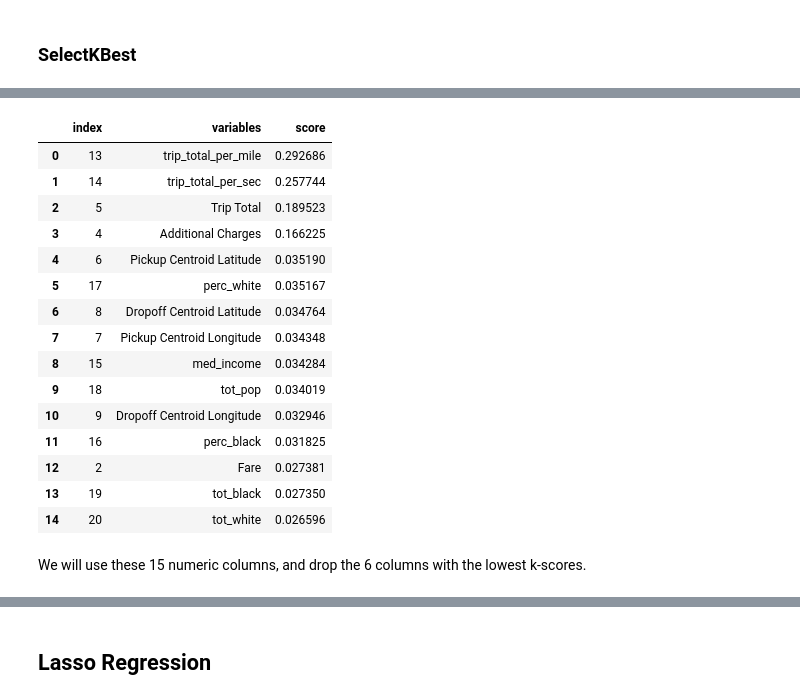
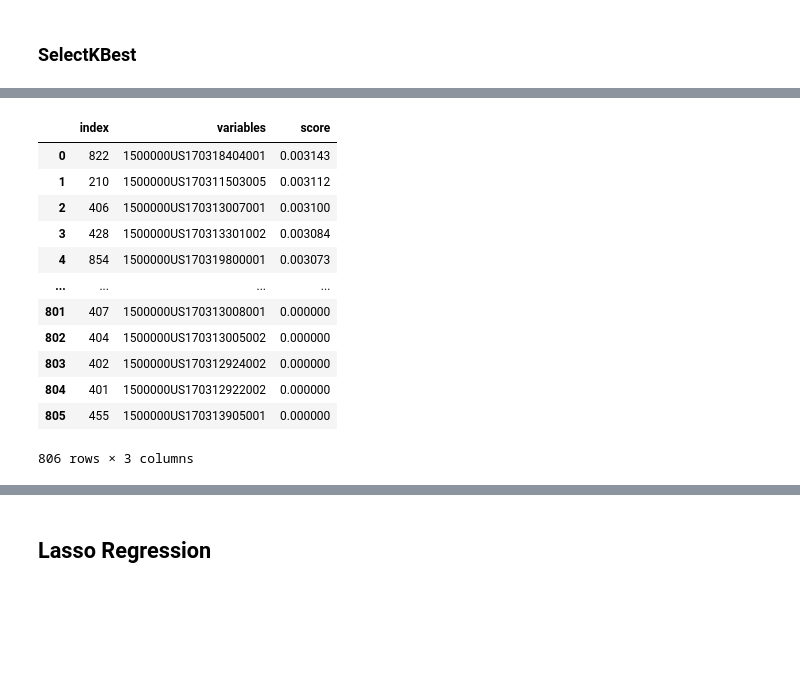
Before and after one commit to morden35/ridesharing_ml, a Jupyter notebook: data_exploration_v2.ipynb, the cells around one changed output, grey strips where cells are left out. Drawn from its saved outputs; the diff is of its cells as text; code cells hidden in the pictures; blank space fills up the shorter version.

```diff
--- a/data_exploration_v2.ipynb
+++ b/data_exploration_v2.ipynb
@@ -755,19 +763,16 @@ top50 = feature_scores.sort_values(by="score", ascending=False).head(50)["variab
 # %%
-feature_scores.sort_values(by="score", ascending=False).head(15).reset_index()
+feature_scores.sort_values(by="score", ascending=False).tail(806).reset_index()
 # %% [output]
 |  | index | variables | score |
-| 0 | 13 | trip_total_per_mile | 0.292686 |
-| 1 | 14 | trip_total_per_sec | 0.257744 |
-| 2 | 5 | Trip Total | 0.189523 |
-| 3 | 4 | Additional Charges | 0.166225 |
-| 4 | 6 | Pickup Centroid Latitude | 0.035190 |
-| 5 | 17 | perc_white | 0.035167 |
-| 6 | 8 | Dropoff Centroid Latitude | 0.034764 |
-| 7 | 7 | Pickup Centroid Longitude | 0.034348 |
-| 8 | 15 | med_income | 0.034284 |
-| 9 | 18 | tot_pop | 0.034019 |
-| 10 | 9 | Dropoff Centroid Longitude | 0.032946 |
-| 11 | 16 | perc_black | 0.031825 |
-| 12 | 2 | Fare | 0.027381 |
-| 13 | 19 | tot_black | 0.027350 |
-| 14 | 20 | tot_white | 0.026596 |
+| 0 | 822 | 1500000US170318404001 | 0.003143 |
+| 1 | 210 | 1500000US170311503005 | 0.003112 |
+| 2 | 406 | 1500000US170313007001 | 0.003100 |
+| 3 | 428 | 1500000US170313301002 | 0.003084 |
+| 4 | 854 | 1500000US170319800001 | 0.003073 |
+| ... | ... | ... | ... |
+| 801 | 407 | 1500000US170313008001 | 0.000000 |
+| 802 | 404 | 1500000US170313005002 | 0.000000 |
+| 803 | 402 | 1500000US170312924002 | 0.000000 |
+| 804 | 401 | 1500000US170312922002 | 0.000000 |
+| 805 | 455 | 1500000US170313905001 | 0.000000 |
+806 rows × 3 columns
@@ -776,2 +778,0 @@ to_drop = feature_scores.sort_values(by="score", ascending=False).tail(6).reset_
-# %% [markdown]
-We will use these 15 numeric columns, and drop the 6 columns with the lowest k-scores.
```
Also changed, not shown: parts of 93 cells of this notebook.
